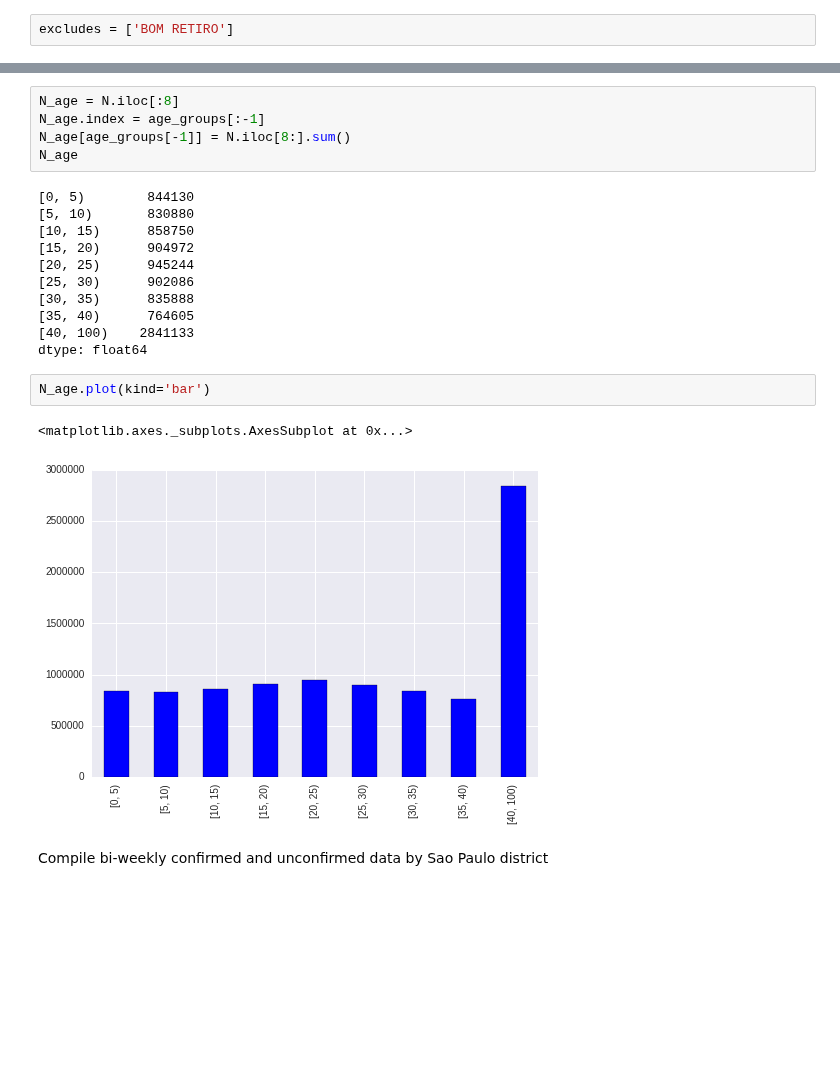
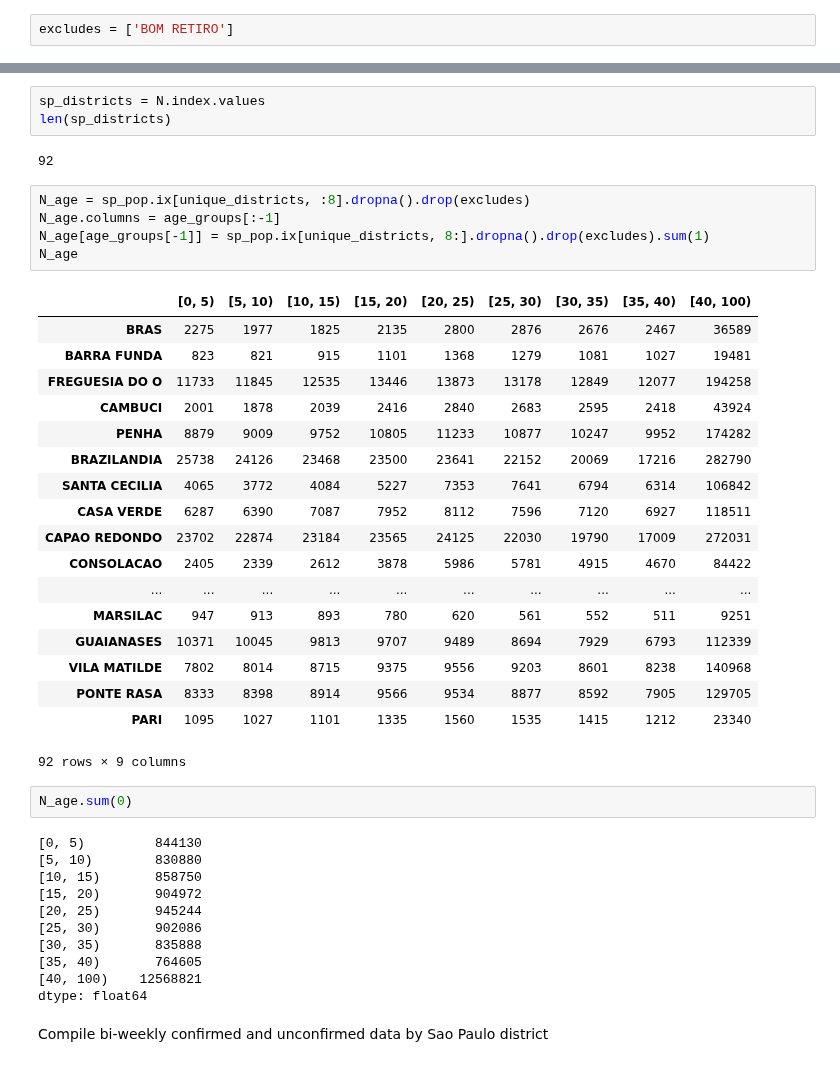
Before and after one commit to fonnesbeck/SaoPauloMeasles, a Jupyter notebook: Spatial Measles Model.ipynb, the cells around one changed output, grey strips where cells are left out. Cells and saved outputs as stored; diff of their text form; blank space fills up the shorter version.

```diff
--- a/Spatial Measles Model.ipynb
+++ b/Spatial Measles Model.ipynb
@@ -239,23 +259,44 @@ N = sp_pop.drop(excludes).ix[unique_districts].sum().drop('Total')
+# %%
+sp_districts = N.index.values
+len(sp_districts)
+# %% [output]
+92
 # %%
-N_age = N.iloc[:8]
-N_age.index = age_groups[:-1]
-N_age[age_groups[-1]] = N.iloc[8:].sum()
+N_age = sp_pop.ix[unique_districts, :8].dropna().drop(excludes)
+N_age.columns = age_groups[:-1]
+N_age[age_groups[-1]] = sp_pop.ix[unique_districts, 8:].dropna().drop(excludes).sum(1)
 N_age
 # %% [output]
+|  | [0, 5) | [5, 10) | [10, 15) | [15, 20) | [20, 25) | [25, 30) | [30, 35) | [35, 40) | [40, 100) |
+| BRAS | 2275 | 1977 | 1825 | 2135 | 2800 | 2876 | 2676 | 2467 | 36589 |
+| BARRA FUNDA | 823 | 821 | 915 | 1101 | 1368 | 1279 | 1081 | 1027 | 19481 |
+| FREGUESIA DO O | 11733 | 11845 | 12535 | 13446 | 13873 | 13178 | 12849 | 12077 | 194258 |
+| CAMBUCI | 2001 | 1878 | 2039 | 2416 | 2840 | 2683 | 2595 | 2418 | 43924 |
+| PENHA | 8879 | 9009 | 9752 | 10805 | 11233 | 10877 | 10247 | 9952 | 174282 |
+| BRAZILANDIA | 25738 | 24126 | 23468 | 23500 | 23641 | 22152 | 20069 | 17216 | 282790 |
+| SANTA CECILIA | 4065 | 3772 | 4084 | 5227 | 7353 | 7641 | 6794 | 6314 | 106842 |
+| CASA VERDE | 6287 | 6390 | 7087 | 7952 | 8112 | 7596 | 7120 | 6927 | 118511 |
+| CAPAO REDONDO | 23702 | 22874 | 23184 | 23565 | 24125 | 22030 | 19790 | 17009 | 272031 |
+| CONSOLACAO | 2405 | 2339 | 2612 | 3878 | 5986 | 5781 | 4915 | 4670 | 84422 |
+| ... | ... | ... | ... | ... | ... | ... | ... | ... | ... |
+| MARSILAC | 947 | 913 | 893 | 780 | 620 | 561 | 552 | 511 | 9251 |
+| GUAIANASES | 10371 | 10045 | 9813 | 9707 | 9489 | 8694 | 7929 | 6793 | 112339 |
+| VILA MATILDE | 7802 | 8014 | 8715 | 9375 | 9556 | 9203 | 8601 | 8238 | 140968 |
+| PONTE RASA | 8333 | 8398 | 8914 | 9566 | 9534 | 8877 | 8592 | 7905 | 129705 |
+| PARI | 1095 | 1027 | 1101 | 1335 | 1560 | 1535 | 1415 | 1212 | 23340 |
-[0, 5)        844130
-[5, 10)       830880
-[10, 15)      858750
-[15, 20)      904972
-[20, 25)      945244
-[25, 30)      902086
-[30, 35)      835888
-[35, 40)      764605
-[40, 100)    2841133
-dtype: float64
+92 rows × 9 columns
-# %%
-N_age.plot(kind='bar')
-# %% [output]
-<matplotlib.axes._subplots.AxesSubplot at 0x...>
-[figure, removed]
+# %%
+N_age.sum(0)
+# %% [output]
+[0, 5)         844130
+[5, 10)        830880
+[10, 15)       858750
+[15, 20)       904972
+[20, 25)       945244
+[25, 30)       902086
+[30, 35)       835888
+[35, 40)       764605
+[40, 100)    12568821
+dtype: float64
 # %% [markdown]
 Compile bi-weekly confirmed and unconfirmed data by Sao Paulo district
```
Also changed, not shown: parts of 66 cells of this notebook, 1 other file.
